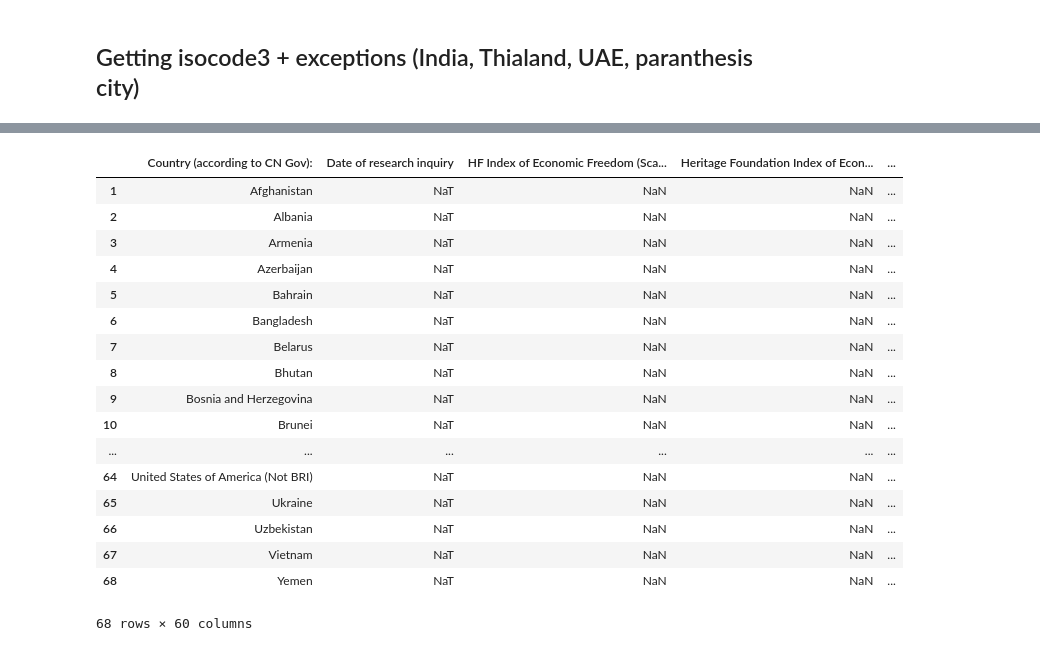
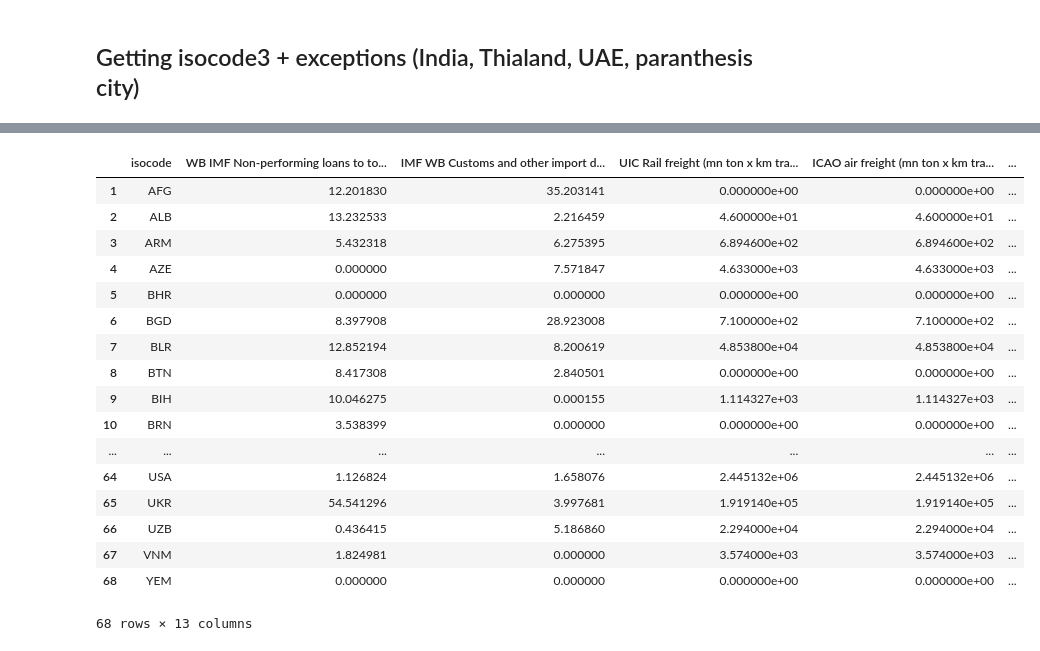
Before and after one commit to Derutax/US01Lab, a Jupyter notebook: session2_YAN_Etienne.ipynb, the cells around one changed output, grey strips where cells are left out. Drawn from its saved outputs; the diff is of its cells as text; code cells hidden in the pictures.

```diff
--- a/session2_YAN_Etienne.ipynb
+++ b/session2_YAN_Etienne.ipynb
@@ -107,4 +46,4 @@ excelTab[['isocode','Country (according to CN Gov):']]
 # %%
-isoDone={}
-cntryDone={}
-indicators = ['FB.AST.NPER.ZS','GC.TAX.IMPT.ZS','IS.RRS.GOOD.MT.K6','NE.CON.PRVT.PP.CD','GB.XPD.RSDV.GD.ZS','SP.POP.SCIE.RD.P6','BX.KLT.DINV.WD.GD.ZS','SH.XPD.CHEX.PP.CD','GB.XPD.RSDV.GD.ZS','IP.TMK.RSCT','IP.PAT.RESD']
+indicatorDone={}
+valueData = {}
+indicators = ['FB.AST.NPER.ZS','GC.TAX.IMPT.ZS','IS.RRS.GOOD.MT.K6','NE.CON.PRVT.PP.CD','GB.XPD.RSDV.GD.ZS','SP.POP.SCIE.RD.P6','BX.KLT.DINV.WD.GD.ZS','SH.XPD.CHEX.PP.CD','IP.TMK.RSCT','IP.PAT.RESD']
@@ -247,2 +121,0 @@ isoDone[0,0]= 'AFG'
-# %%
-excelTab['WB IMF Non-performing loans to total gross loans ratio (%)'] = excelTab['isocode'].apply(lambda x: isoDone[x])
@@ -274,21 +122,21 @@ for index , name in excelTab['isocode'].items():
-# %%
-excelTab
-# %% [output]
-|  | Country (according to CN Gov): | Date of research inquiry | HF Index of Economic Freedom (Sca... | Heritage Foundation Index of Econ... | ... |
-| 1 | Afghanistan | NaT | NaN | NaN | ... |
-| 2 | Albania | NaT | NaN | NaN | ... |
-| 3 | Armenia | NaT | NaN | NaN | ... |
-| 4 | Azerbaijan | NaT | NaN | NaN | ... |
-| 5 | Bahrain | NaT | NaN | NaN | ... |
-| 6 | Bangladesh | NaT | NaN | NaN | ... |
-| 7 | Belarus | NaT | NaN | NaN | ... |
-| 8 | Bhutan | NaT | NaN | NaN | ... |
-| 9 | Bosnia and Herzegovina | NaT | NaN | NaN | ... |
-| 10 | Brunei | NaT | NaN | NaN | ... |
-| ... | ... | ... | ... | ... | ... |
-| 64 | United States of America (Not BRI) | NaT | NaN | NaN | ... |
-| 65 | Ukraine | NaT | NaN | NaN | ... |
-| 66 | Uzbekistan | NaT | NaN | NaN | ... |
-| 67 | Vietnam | NaT | NaN | NaN | ... |
-| 68 | Yemen | NaT | NaN | NaN | ... |
-68 rows × 60 columns
+# %%
+excelTab[['isocode','WB IMF Non-performing loans to total gross loans ratio (%)','IMF WB \nCustoms and other import duties (% of tax revenue) 2016','UIC Rail freight (mn ton x km travelled)','ICAO air freight (mn ton x km travelled)','WB Household final consumption expenditure, PPP bn USD','WB UNESCO R&D Expenditure % of GDP','WB UNESCO Researchers p. mn inhabitants', 'IFDI Net Inflows (% of GDP)', 'WHO Current Health Expenditure p.c., PPP USD', 'WB Research Expenditure % of GDP','WIPO Trademark applications','WIPO Patent Applications' ]]
+# %% [output]
+|  | isocode | WB IMF Non-performing loans to to... | IMF WB Customs and other import d... | UIC Rail freight (mn ton x km tra... | ICAO air freight (mn ton x km tra... | ... |
+| 1 | AFG | 12.201830 | 35.203141 | 0.000000e+00 | 0.000000e+00 | ... |
+| 2 | ALB | 13.232533 | 2.216459 | 4.600000e+01 | 4.600000e+01 | ... |
+| 3 | ARM | 5.432318 | 6.275395 | 6.894600e+02 | 6.894600e+02 | ... |
+| 4 | AZE | 0.000000 | 7.571847 | 4.633000e+03 | 4.633000e+03 | ... |
+| 5 | BHR | 0.000000 | 0.000000 | 0.000000e+00 | 0.000000e+00 | ... |
+| 6 | BGD | 8.397908 | 28.923008 | 7.100000e+02 | 7.100000e+02 | ... |
+| 7 | BLR | 12.852194 | 8.200619 | 4.853800e+04 | 4.853800e+04 | ... |
+| 8 | BTN | 8.417308 | 2.840501 | 0.000000e+00 | 0.000000e+00 | ... |
+| 9 | BIH | 10.046275 | 0.000155 | 1.114327e+03 | 1.114327e+03 | ... |
+| 10 | BRN | 3.538399 | 0.000000 | 0.000000e+00 | 0.000000e+00 | ... |
+| ... | ... | ... | ... | ... | ... | ... |
+| 64 | USA | 1.126824 | 1.658076 | 2.445132e+06 | 2.445132e+06 | ... |
+| 65 | UKR | 54.541296 | 3.997681 | 1.919140e+05 | 1.919140e+05 | ... |
+| 66 | UZB | 0.436415 | 5.186860 | 2.294000e+04 | 2.294000e+04 | ... |
+| 67 | VNM | 1.824981 | 0.000000 | 3.574000e+03 | 3.574000e+03 | ... |
+| 68 | YEM | 0.000000 | 0.000000 | 0.000000e+00 | 0.000000e+00 | ... |
+68 rows × 13 columns
```
Also changed, not shown: parts of 20 cells of this notebook, 9 other files.
